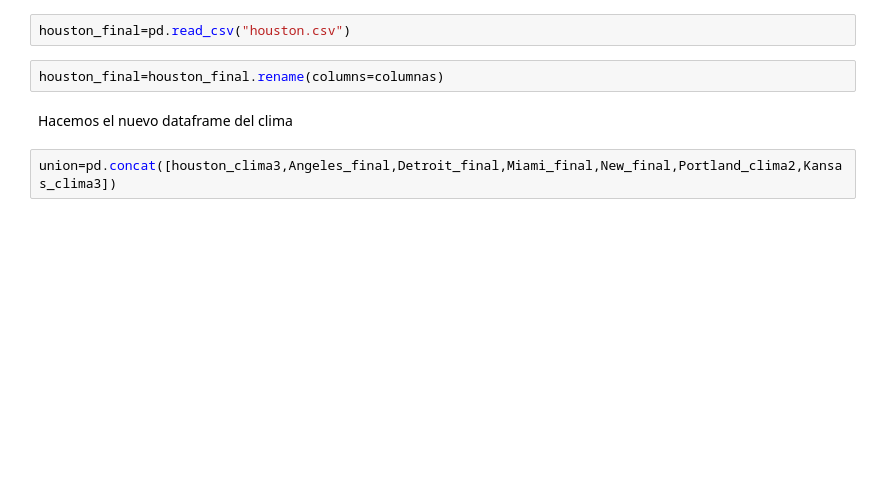
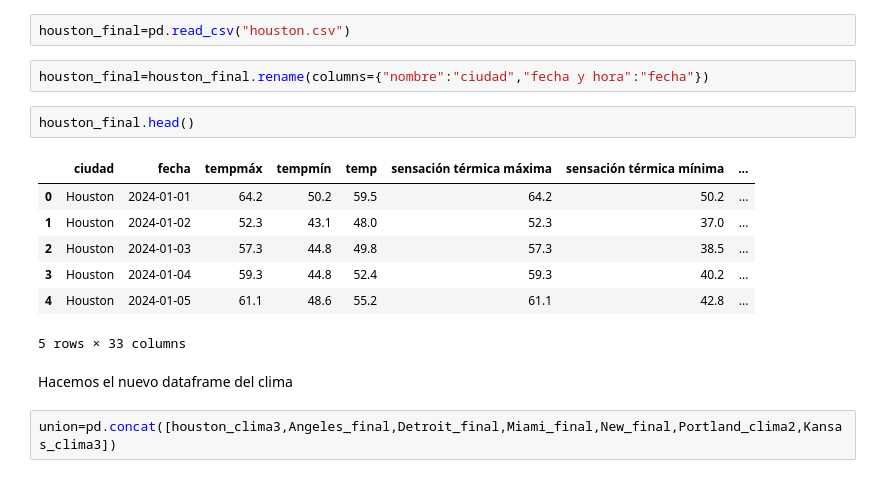
Before and after one commit to ConstanzaSegoviaA/Proyecto_Clima_Log-stica_Empresarial, a Jupyter notebook: API_clima/APIclima.ipynb, the cells around one changed output. Drawn from its saved outputs; the diff is of its cells as text; blank space fills up the shorter version.

```diff
--- a/API_clima/APIclima.ipynb
+++ b/API_clima/APIclima.ipynb
@@ -256,7 +240,17 @@ union_final = union_final.rename(columns=columnas)
 # %%
 houston_final=pd.read_csv("houston.csv")
 # %%
-houston_final=houston_final.rename(columns=columnas)
+houston_final=houston_final.rename(columns={"nombre":"ciudad","fecha y hora":"fecha"})
+# %%
+houston_final.head()
+# %% [output]
+|  | ciudad | fecha | tempmáx | tempmín | temp | sensación térmica máxima | sensación térmica mínima | ... |
+| 0 | Houston | 2024-01-01 | 64.2 | 50.2 | 59.5 | 64.2 | 50.2 | ... |
+| 1 | Houston | 2024-01-02 | 52.3 | 43.1 | 48.0 | 52.3 | 37.0 | ... |
+| 2 | Houston | 2024-01-03 | 57.3 | 44.8 | 49.8 | 57.3 | 38.5 | ... |
+| 3 | Houston | 2024-01-04 | 59.3 | 44.8 | 52.4 | 59.3 | 40.2 | ... |
+| 4 | Houston | 2024-01-05 | 61.1 | 48.6 | 55.2 | 61.1 | 42.8 | ... |
+5 rows × 33 columns
 # %% [markdown]
 Hacemos el nuevo dataframe del clima
 # %%
```
Also changed, not shown: parts of 34 cells of this notebook, 3 other files.
